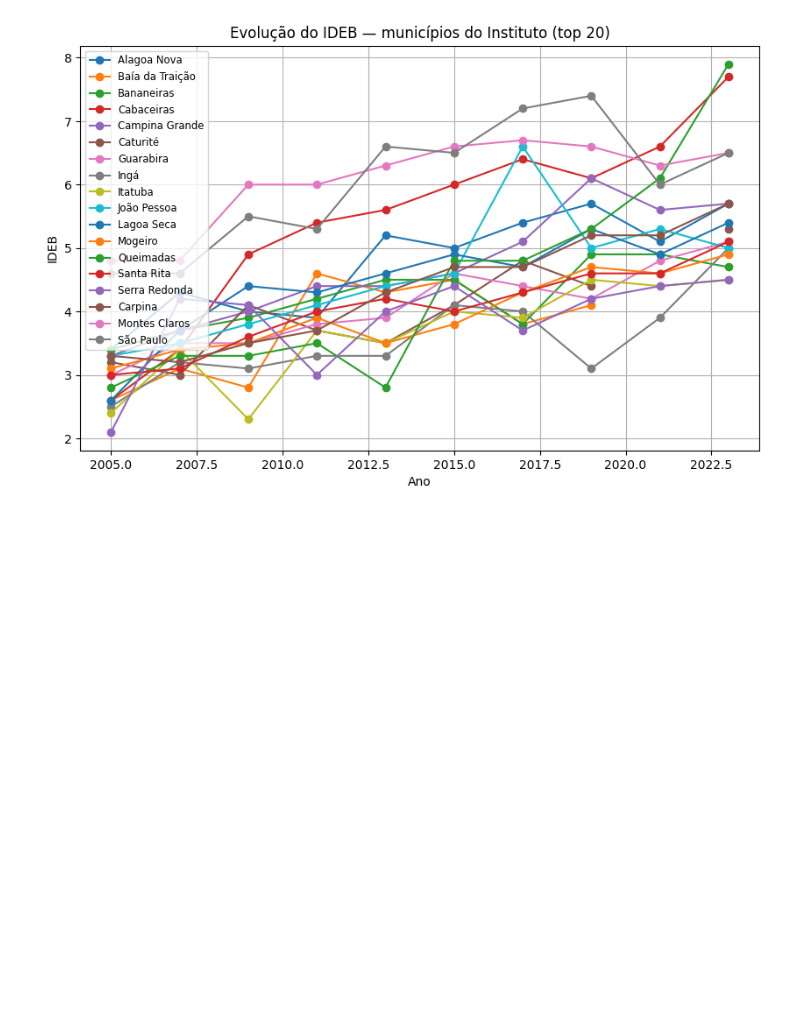
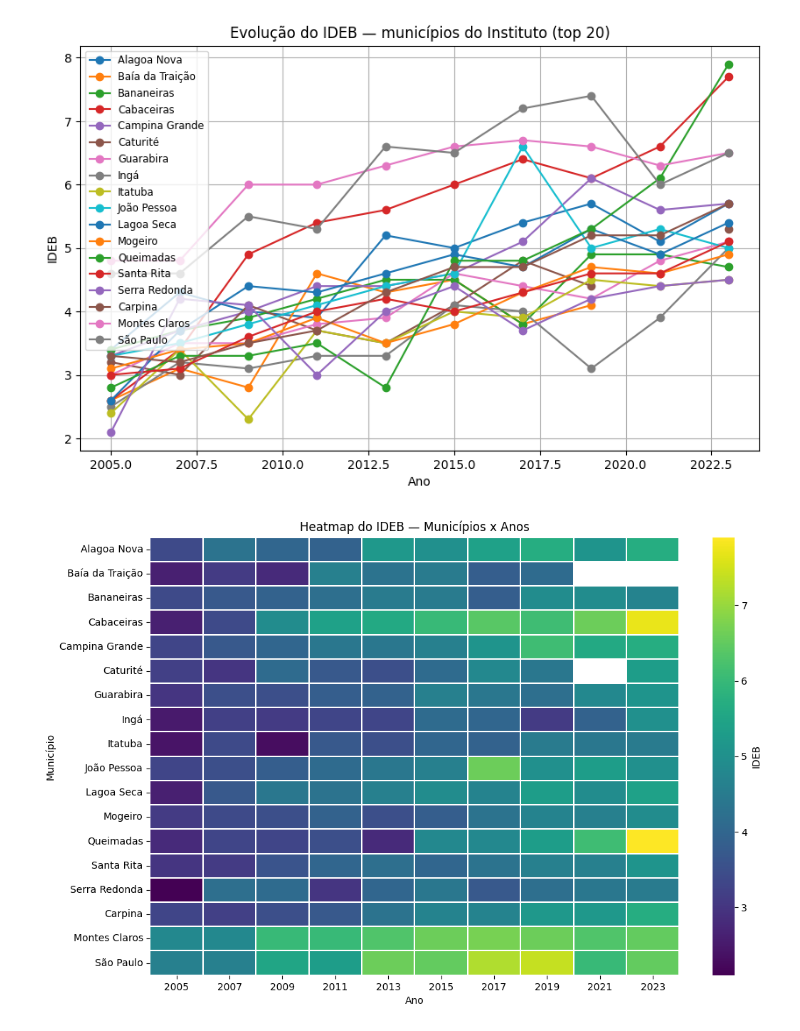
Before and after one commit to ryannfelix/Instituto-Alpargatas, a Jupyter notebook: src/Relatorio.ipynb, the cells around one changed output. Cells and saved outputs as stored; diff of their text form; code cells hidden in the pictures; blank space fills up the shorter version.

```diff
--- a/src/Relatorio.ipynb
+++ b/src/Relatorio.ipynb
@@ -378,3 +362,19 @@ Resultado final — linhas: 18 colunas (anos): [2005, 2007, 2009, 2011, 2013, 20
 | 17 | 3550308 | São Paulo | 4.6 | 4.6 | 5.5 | 5.3 | 6.6 | 6.5 | 7.2 | 7.4 | 6.0 | ... |
 Salvo em: /home/ryannfelix/Downloads/ideb_municipios_instituto_por_id.csv
 [figure]
+# %%
+import seaborn as sns
+
+plt.figure(figsize=(12,8))
+sns.heatmap(
+    result.set_index("ds_mun")[years],
+    cmap="viridis",
+    cbar_kws={'label': 'IDEB'},
+    linewidths=0.1
+)
+plt.title("Heatmap do IDEB — Municípios x Anos")
+plt.xlabel("Ano")
+plt.ylabel("Município")
+plt.show()
+# %% [output]
+[figure, added]
```
Also changed, not shown: parts of 4 cells of this notebook.
